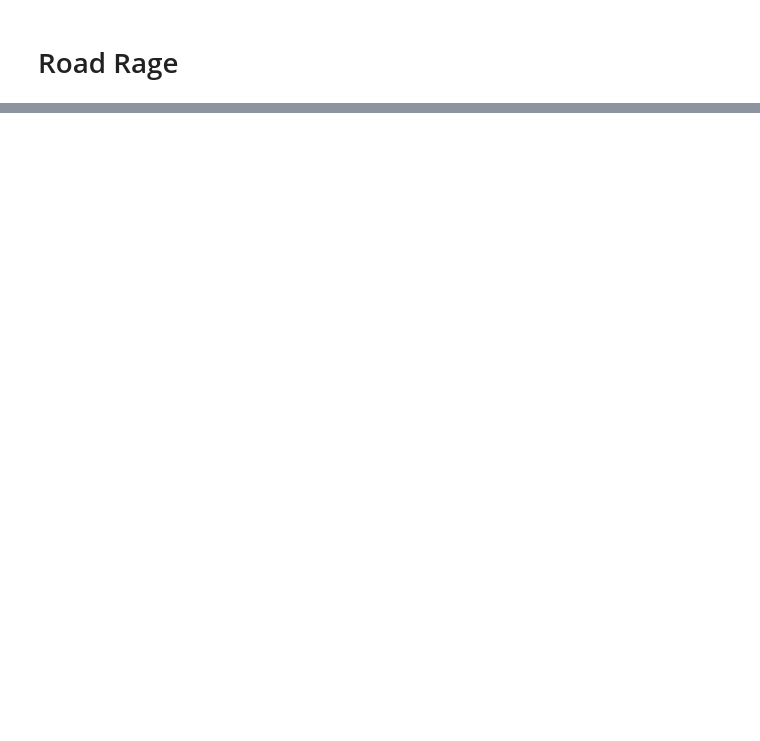
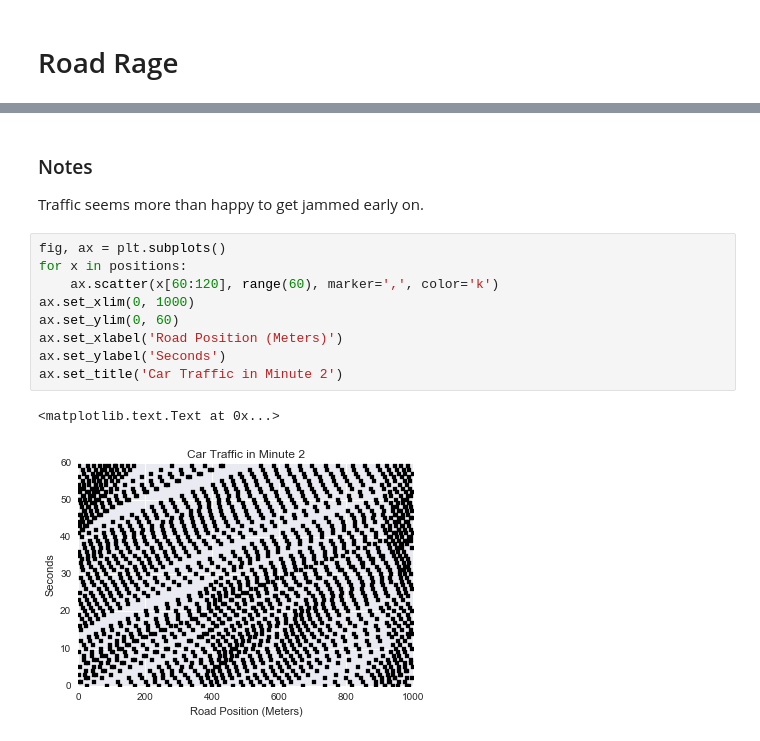
Before and after one commit to maggiecorrell/traffic-simulation, a Jupyter notebook: road_rage_plots.ipynb, the cells around one changed output, grey strips where cells are left out. Cells and saved outputs as stored; diff of their text form; blank space fills up the shorter version.

```diff
--- a/road_rage_plots.ipynb
+++ b/road_rage_plots.ipynb
@@ -23,0 +26,15 @@ for
+# %% [markdown]
+### Notes
+Traffic seems more than happy to get jammed early on.
+# %%
+fig, ax = plt.subplots()
+for x in positions:
+    ax.scatter(x[60:120], range(60), marker=',', color='k')
+ax.set_xlim(0, 1000)
+ax.set_ylim(0, 60)
+ax.set_xlabel('Road Position (Meters)')
+ax.set_ylabel('Seconds')
+ax.set_title('Car Traffic in Minute 2')
+# %% [output]
+<matplotlib.text.Text at 0x...>
+[figure, added]
```
Also changed, not shown: parts of 21 cells of this notebook, 1 other file.
